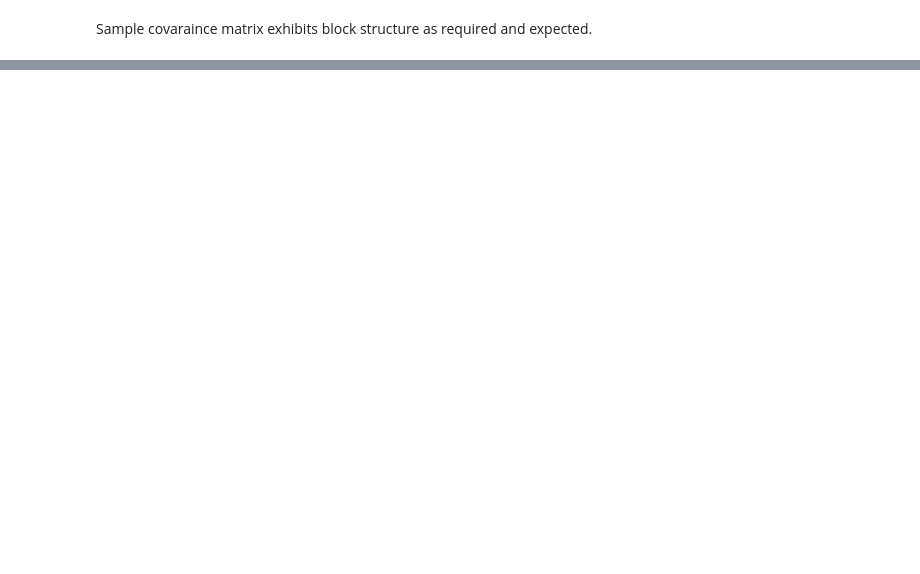
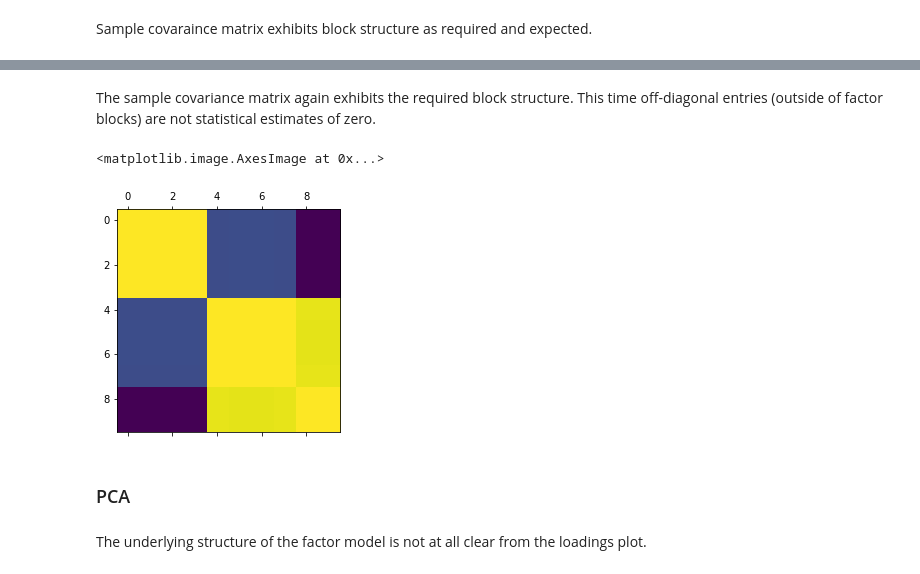
Before and after one commit to Shakeel95/Dimension-Reduction-Trees, a Jupyter notebook: prototypes/3-linear-mixture-model.ipynb, the cells around one changed output, grey strips where cells are left out. Saved outputs shown, nothing was run; the diff lists cells and outputs as text; code cells hidden in the pictures; blank space fills up the shorter version.

```diff
--- a/prototypes/3-linear-mixture-model.ipynb
+++ b/prototypes/3-linear-mixture-model.ipynb
@@ -152,14 +114,27 @@ array([[ 0.70710678, -0.70710678,  0.        ,  0.        ,  0.        ,
 # %%
-X = ttmm.linear_mixture_model(V = np.array([[1,1,1,0,0,0,0,0,0],
-                                            [0,0,0,1,1,1,1,0,0],
-                                            [0,0,0,0,0,0,0,1,1]])\
-                                    .transpose(),
-                         C = .2*np.identity(3),
-                         sigma = 0,
-                         n = 100)
+X = model.three_correlated_factors(V = np.array([[1,1,1,1,0,0,0,0,0,0],
+                                                 [0,0,0,0,1,1,1,1,0,0],
+                                                 [0,0,0,0,0,0,0,0,1,1]])\
+                                   .transpose(),
+                                   sigma = 1,
+                                   sigma1 = np.sqrt(290),
+                                   sigma2 = np.sqrt(300),
+                                   c1 = -0.3,
+                                   c2 = 0.925,
+                                   n = 1000
+                                  )
 # %%
 scaler = StandardScaler()
 scaler.fit(X)
 X = scaler.transform(X)
+# %% [markdown]
+The sample covariance matrix again exhibits the required block structure. This time off-diagonal entries (outside of factor blocks) are not statistical estimates of zero.
 # %%
-C = np.cov(X, rowvar = False)
+plt.matshow(np.cov(X, rowvar = False))
+# %% [output]
+<matplotlib.image.AxesImage at 0x...>
+[figure, added]
+# %% [markdown]
+### PCA
+# %% [markdown]
+The underlying structure of the factor model is not at all clear from the loadings plot.
```
Also changed, not shown: parts of 45 cells of this notebook, 4 other files.
